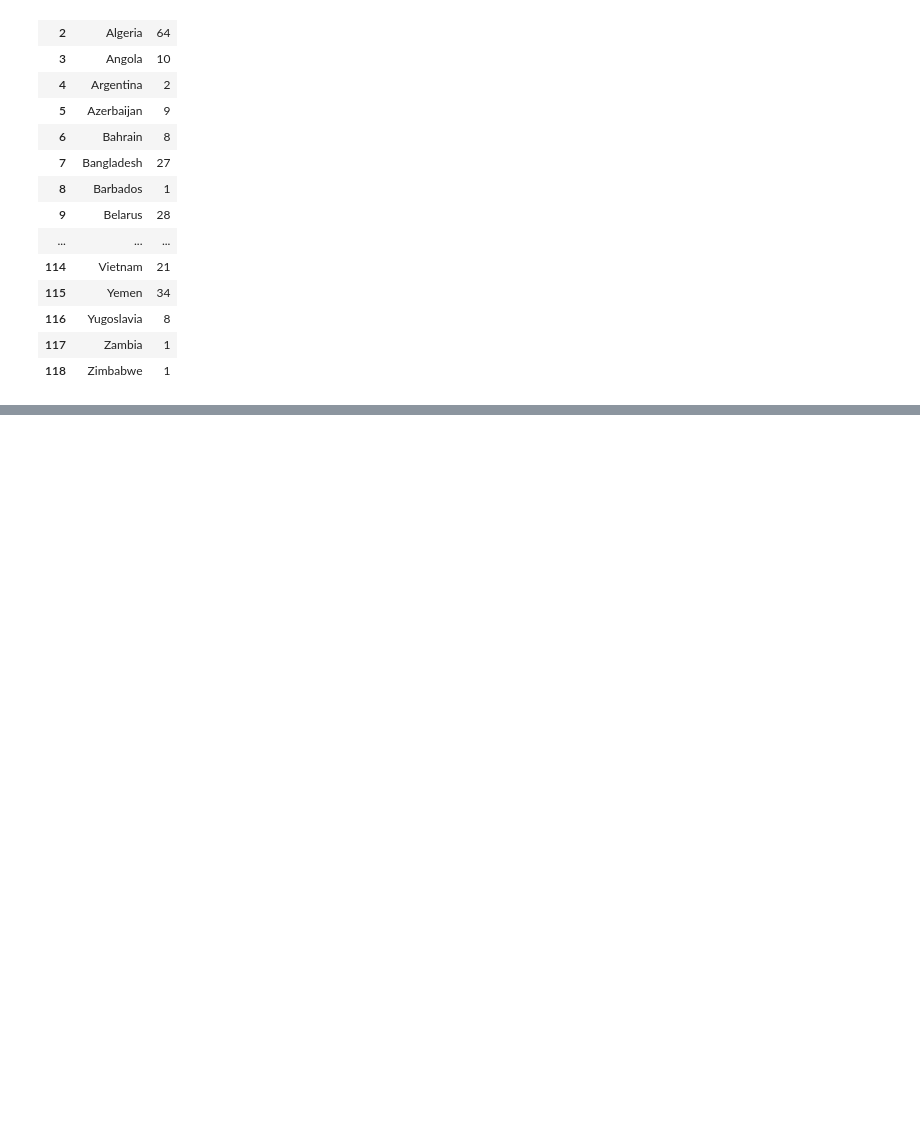
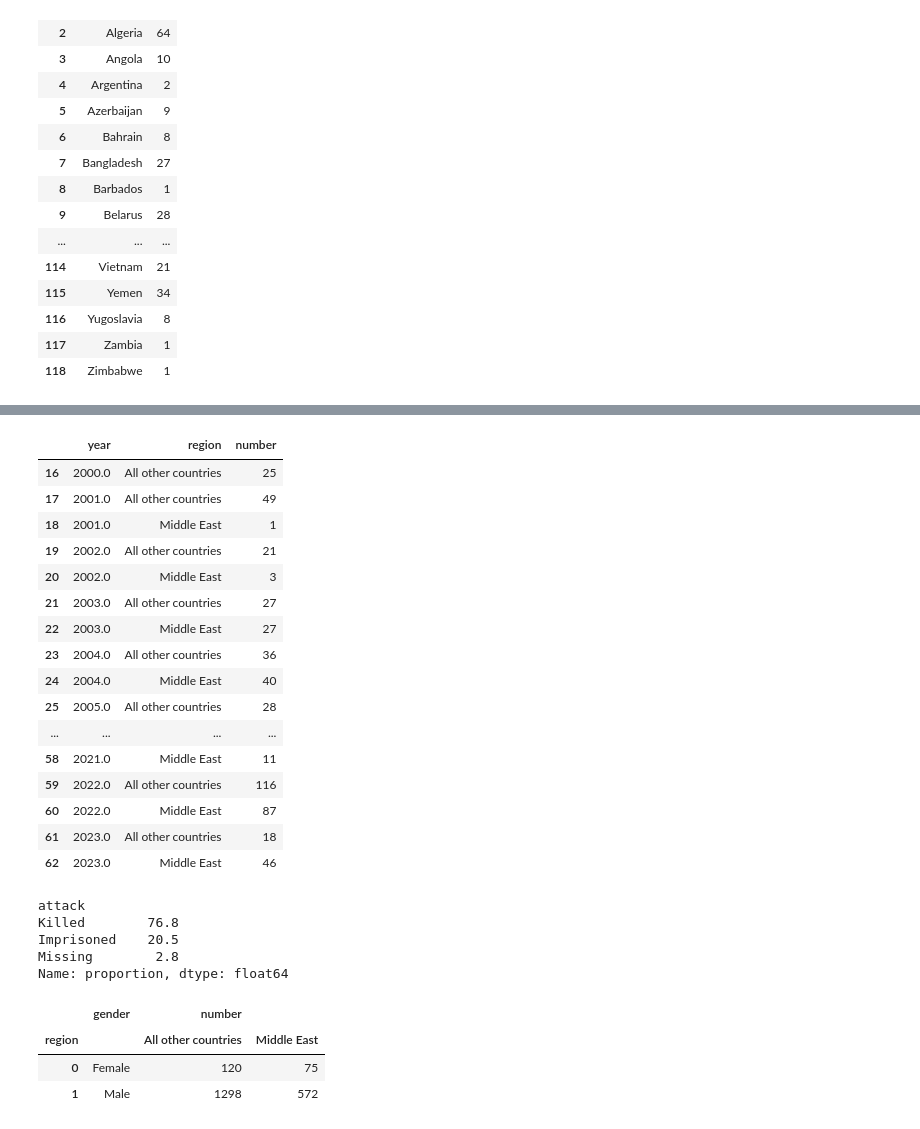
Before and after one commit to athanasiaspiliopoulou/athanasia-vagia, a Jupyter notebook: PROJECT/visualisation.ipynb, the cells around one changed output, grey strips where cells are left out. Drawn from its saved outputs; the diff is of its cells as text; code cells hidden in the pictures; blank space fills up the shorter version.

```diff
--- a/PROJECT/visualisation.ipynb
+++ b/PROJECT/visualisation.ipynb
@@ -62,0 +102,21 @@ attacks = df.groupby(['year', 'region']).number.sum().to_frame().unstack().reset
+# %%
+attacks = attacks.loc[attacks.year.between(2000, 2023)]
+attacks
+# %% [output]
+|  | year | region | number |
+| 16 | 2000.0 | All other countries | 25 |
+| 17 | 2001.0 | All other countries | 49 |
+| 18 | 2001.0 | Middle East | 1 |
+| 19 | 2002.0 | All other countries | 21 |
+| 20 | 2002.0 | Middle East | 3 |
+| 21 | 2003.0 | All other countries | 27 |
+| 22 | 2003.0 | Middle East | 27 |
+| 23 | 2004.0 | All other countries | 36 |
+| 24 | 2004.0 | Middle East | 40 |
+| 25 | 2005.0 | All other countries | 28 |
+| ... | ... | ... | ... |
+| 58 | 2021.0 | Middle East | 11 |
+| 59 | 2022.0 | All other countries | 116 |
+| 60 | 2022.0 | Middle East | 87 |
+| 61 | 2023.0 | All other countries | 18 |
+| 62 | 2023.0 | Middle East | 46 |
@@ -62,0 +132,10 @@ attacks = df.groupby(['year', 'region']).number.sum().to_frame().unstack().reset
+# %%
+# make the numbers rounded
+kind_of_attacks = round(kind_of_attacks,1)
+kind_of_attacks
+# %% [output]
+attack
+Killed        76.8
+Imprisoned    20.5
+Missing        2.8
+Name: proportion, dtype: float64
@@ -62,0 +145,9 @@ attacks = df.groupby(['year', 'region']).number.sum().to_frame().unstack().reset
+# %%
+#groub data by gender and region for the visualisation
+gender = df.groupby(['gender', 'region']).number.sum().to_frame().unstack().reset_index()
+gender
+# %% [output]
+|  | gender | number |  |
+| region |  | All other countries | Middle East |
+| 0 | Female | 120 | 75 |
+| 1 | Male | 1298 | 572 |
```
Also changed, not shown: parts of 11 cells of this notebook, 4 other files.
